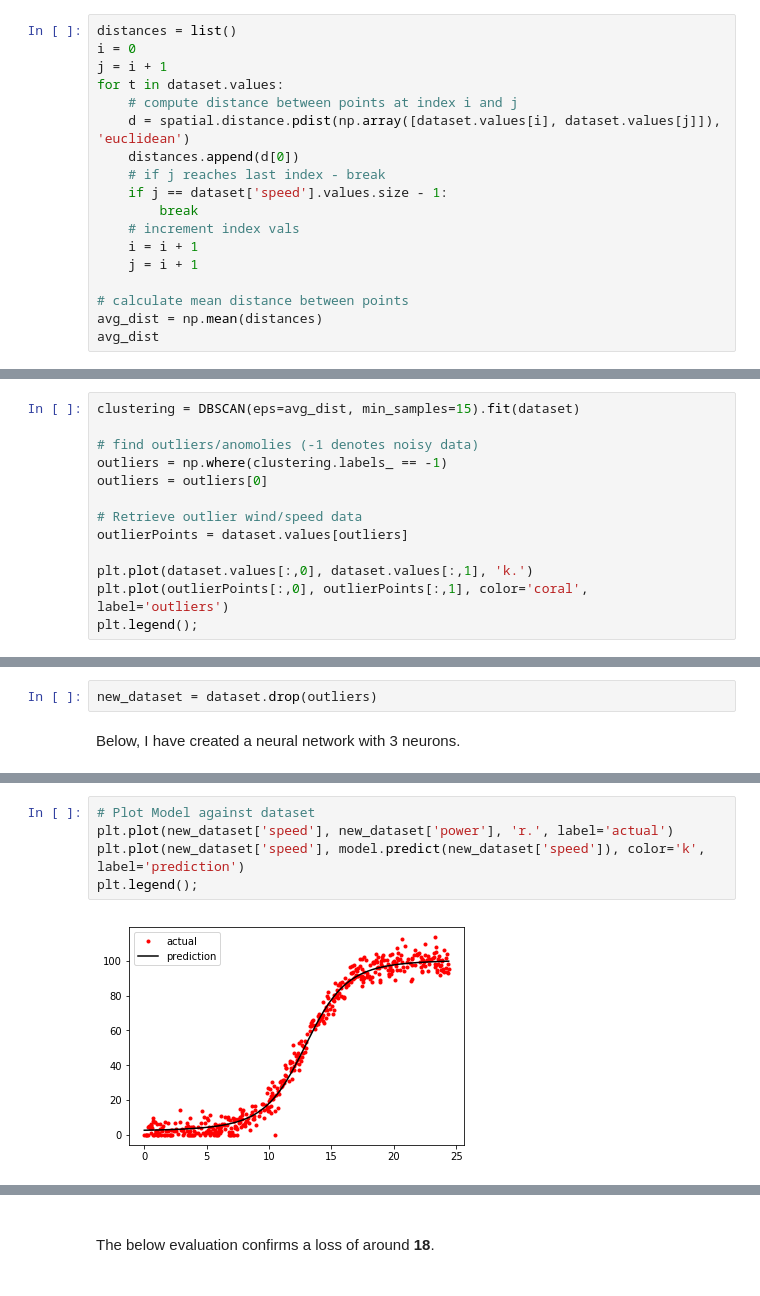
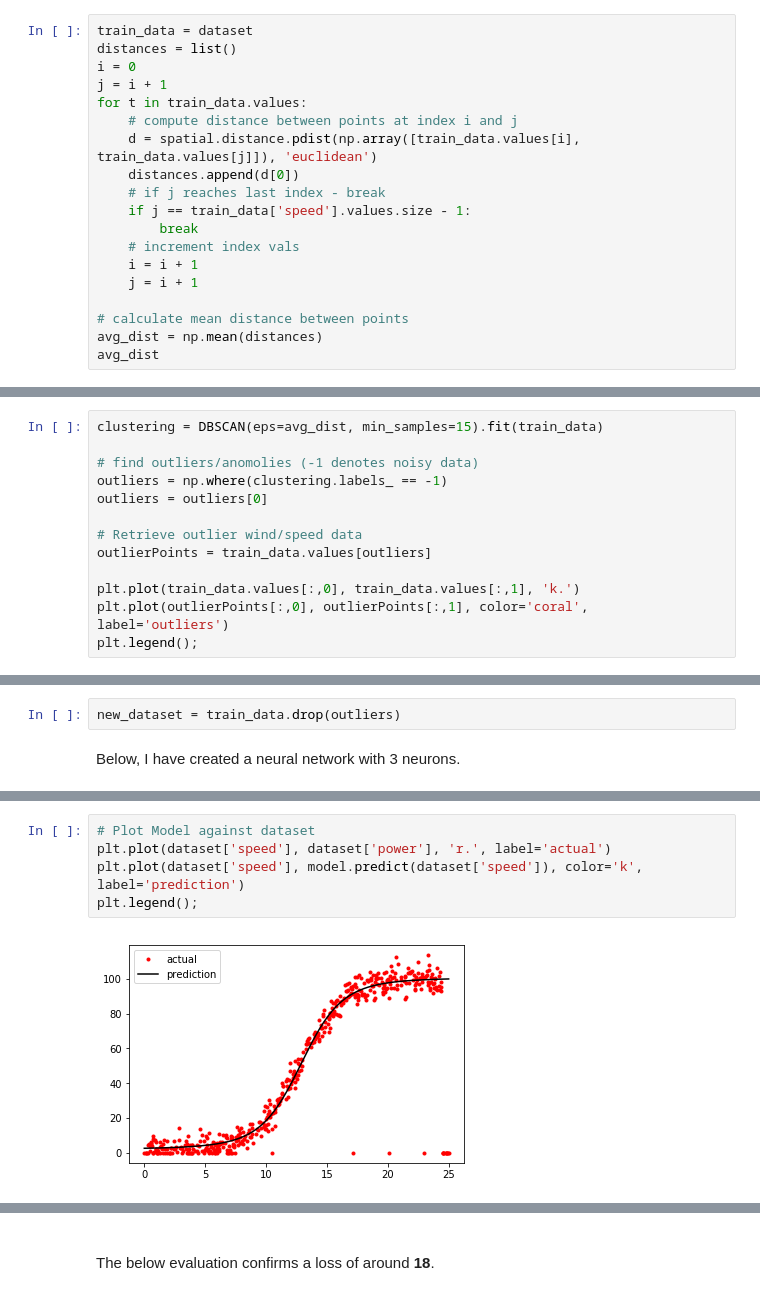
Before and after one commit to charlieconneely/emerging-tech-project, a Jupyter notebook: model.ipynb, the cells around one changed output, grey strips where cells are left out. Saved outputs shown, nothing was run; the diff lists cells and outputs as text.

Commit message:
distinguished training data for model

```diff
--- a/model.ipynb
+++ b/model.ipynb
@@ -48,15 +48,16 @@ In order to determine which points are outliers, we will use `sklearn.cluster.DB
 To calculate the mean distance between all points, I used `scipy.spatial.distance.pdist`. <br>
 Provided an array and the metric `'euclidean'`, this function will compute the distance between each point in the array.
 # %%
+train_data = dataset
 distances = list()
 i = 0
 j = i + 1
-for t in dataset.values:
+for t in train_data.values:
     # compute distance between points at index i and j
-    d = spatial.distance.pdist(np.array([dataset.values[i], dataset.values[j]]), 'euclidean')
+    d = spatial.distance.pdist(np.array([train_data.values[i], train_data.values[j]]), 'euclidean')
     distances.append(d[0])
     # if j reaches last index - break
-    if j == dataset['speed'].values.size - 1:
+    if j == train_data['speed'].values.size - 1:
         break
     # increment index vals
     i = i + 1
@@ -71,16 +72,16 @@ avg_dist
 ***
 Now, passing in our average distance, we can perform `DBSCAN` clustering on the dataset to identify our outliers.
 # %%
-clustering = DBSCAN(eps=avg_dist, min_samples=15).fit(dataset)
+clustering = DBSCAN(eps=avg_dist, min_samples=15).fit(train_data)
 
 # find outliers/anomolies (-1 denotes noisy data)
 outliers = np.where(clustering.labels_ == -1)
 outliers = outliers[0]
 
 # Retrieve outlier wind/speed data
-outlierPoints = dataset.values[outliers]
+outlierPoints = train_data.values[outliers]
 
-plt.plot(dataset.values[:,0], dataset.values[:,1], 'k.')
+plt.plot(train_data.values[:,0], train_data.values[:,1], 'k.')
 plt.plot(outlierPoints[:,0], outlierPoints[:,1], color='coral', label='outliers')
 plt.legend();
 # %% [output]
@@ -89,7 +90,7 @@ plt.legend();
 <br><br>
 Now we can ignore these outliers when creating our neural network.
 # %%
-new_dataset = dataset.drop(outliers)
+new_dataset = train_data.drop(outliers)
 # %% [markdown]
 Below, I have created a neural network with 3 neurons.
 # %%
@@ -122,10 +123,10 @@ Epoch 250/250
 # %%
 # Plot Model against dataset
-plt.plot(new_dataset['speed'], new_dataset['power'], 'r.', label='actual')
-plt.plot(new_dataset['speed'], model.predict(new_dataset['speed']), color='k', label='prediction')
+plt.plot(dataset['speed'], dataset['power'], 'r.', label='actual')
+plt.plot(dataset['speed'], model.predict(dataset['speed']), color='k', label='prediction')
 plt.legend();
 # %% [output]
-[figure, old version]
+[figure, new version]
 # %%
 """
 Actual data - [15.591,81.239]
```
Also changed, not shown: parts of 4 cells of this notebook, 1 other file.
